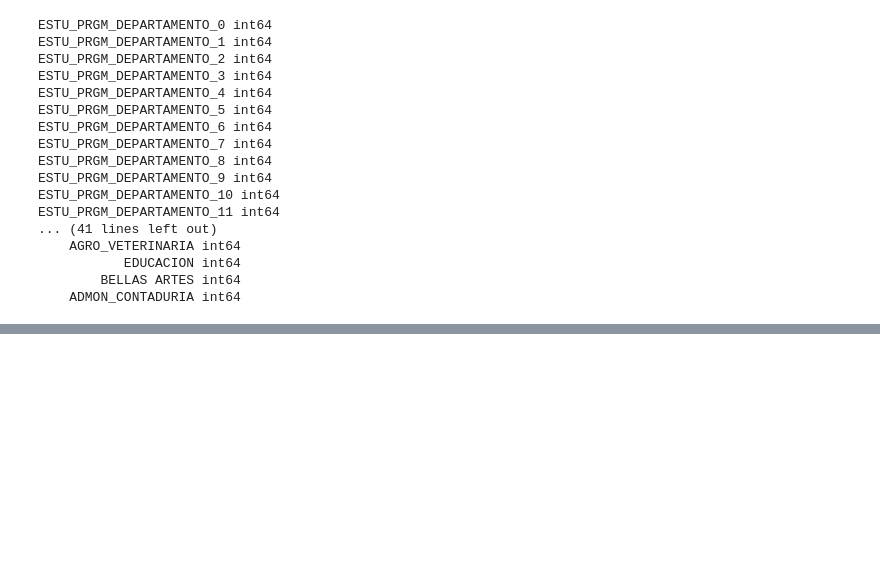
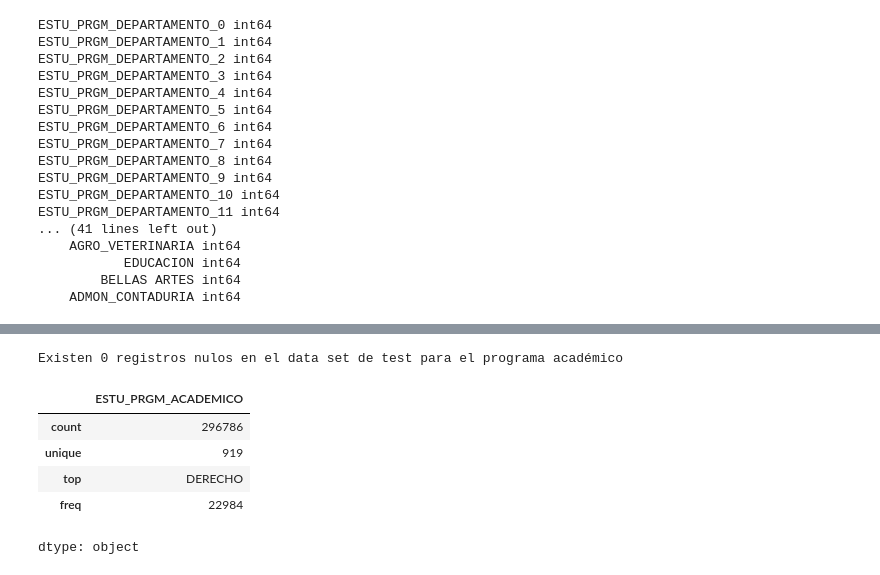
Before and after one commit to afflorezc/proyecto-modelos-de-sistemas-1, a Jupyter notebook: 02 - preprocesado.ipynb, the cells around one changed output, grey strips where cells are left out. Saved outputs shown, nothing was run; the diff lists cells and outputs as text; code cells hidden in the pictures; blank space fills up the shorter version.

```diff
--- a/02 - preprocesado.ipynb
+++ b/02 - preprocesado.ipynb
@@ -1363,0 +1814,15 @@ ESTU_PRGM_DEPARTAMENTO_11 int64
+# %%
+df = pd.read_csv("train.csv")
+test_df = pd.read_csv("test.csv")
+
+null_registers = np.sum(test_df['ESTU_PRGM_ACADEMICO'].isna())
+print(f"Existen {null_registers} registros nulos en el data set de test para el programa académico")
+test_df['ESTU_PRGM_ACADEMICO'].describe()
+# %% [output]
+Existen 0 registros nulos en el data set de test para el programa académico
+|  | ESTU_PRGM_ACADEMICO |
+| count | 296786 |
+| unique | 919 |
+| top | DERECHO |
+| freq | 22984 |
+dtype: object
```
Also changed, not shown: parts of 37 cells of this notebook, 8 other files.
